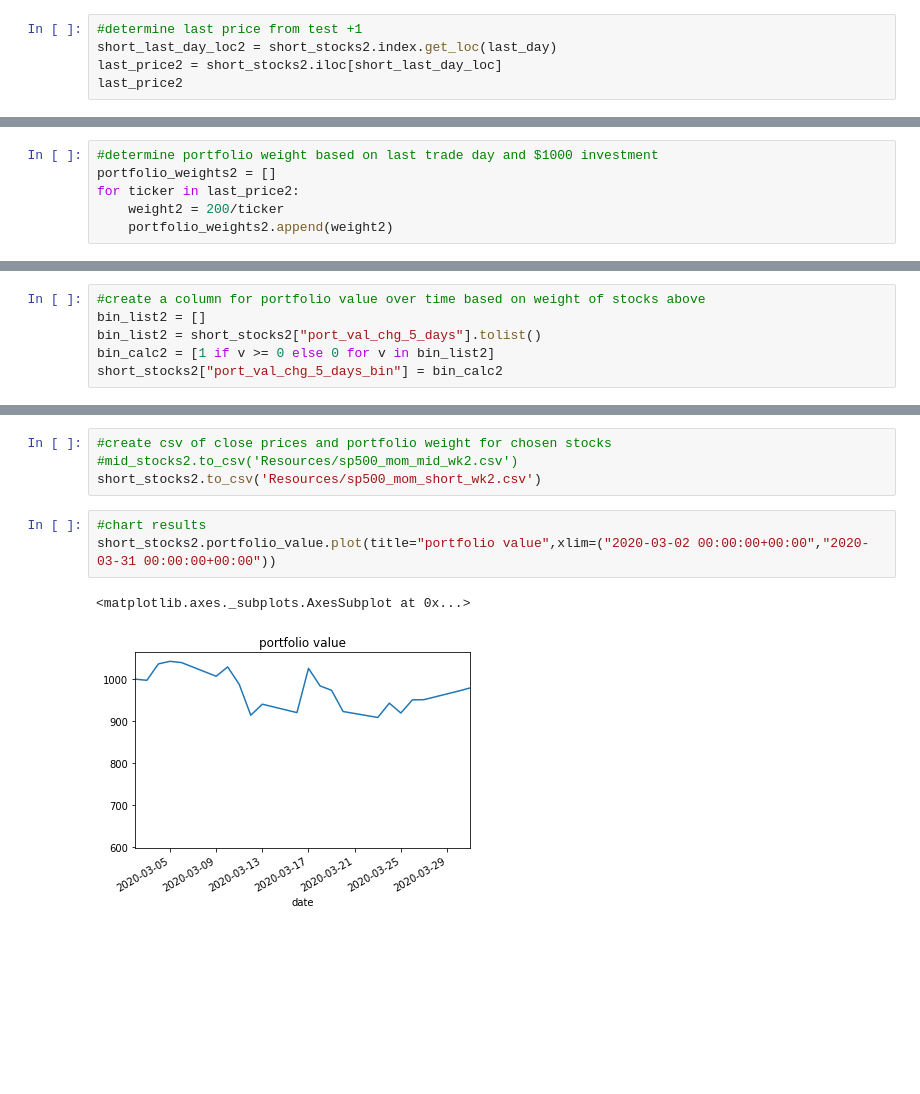
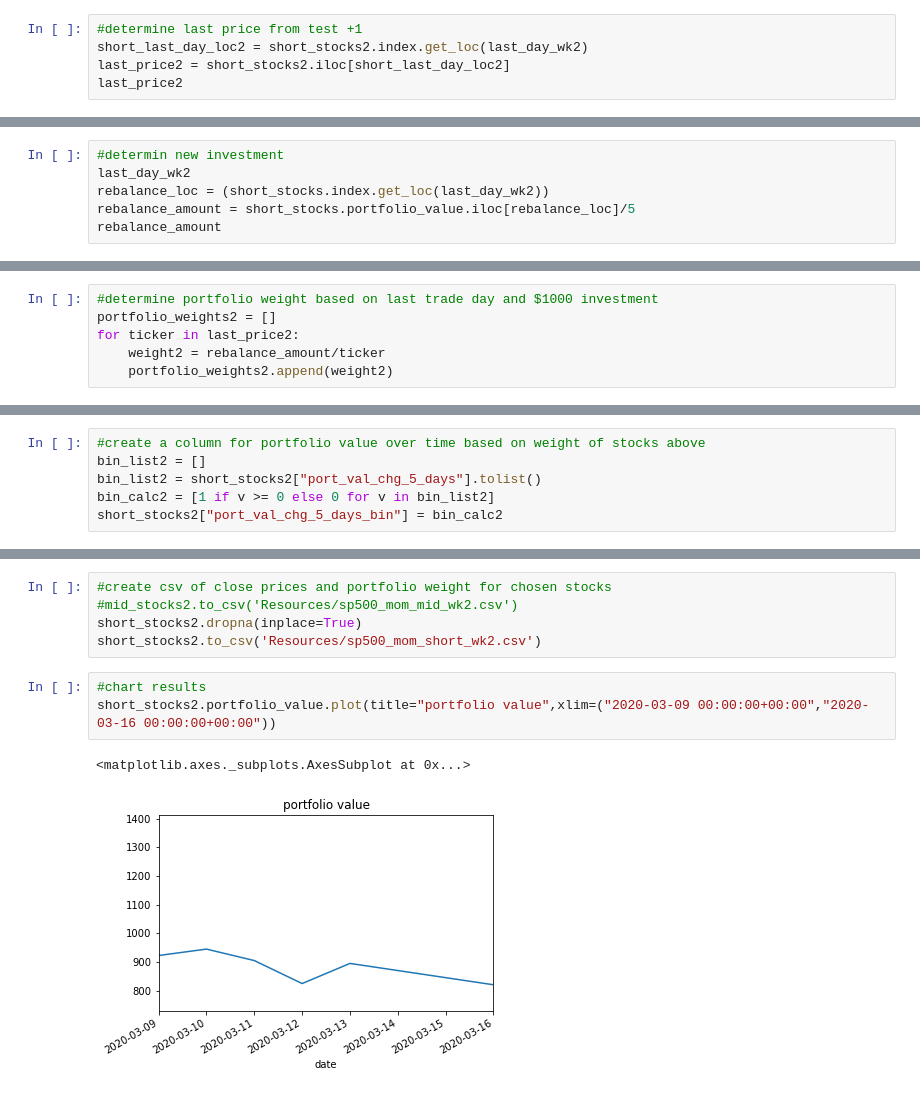
Before and after one commit to sselvakularanjan/FinTech-Project-2, a Jupyter notebook: jjp-MSR-MoM-01.ipynb, the cells around one changed output, grey strips where cells are left out. Drawn from its saved outputs; the diff is of its cells as text; blank space fills up the shorter version.

```diff
--- a/jjp-MSR-MoM-01.ipynb
+++ b/jjp-MSR-MoM-01.ipynb
@@ -610,7 +632,7 @@ x_short2.to_csv('Resources/mom_fip_scores_short_wk2.csv')
 x_mid2.to_csv('Resources/mom_fip_scores_mid_wk2.csv')
 # %%
 #determine last price from test +1
-short_last_day_loc2 = short_stocks2.index.get_loc(last_day)
-last_price2 = short_stocks2.iloc[short_last_day_loc]
+short_last_day_loc2 = short_stocks2.index.get_loc(last_day_wk2)
+last_price2 = short_stocks2.iloc[short_last_day_loc2]
 last_price2
 # %% [output]
@@ -622,0 +645,6 @@ Name: 2020-03-02 00:00:00+00:00, dtype: float64
+# %%
+#determin new investment
+last_day_wk2
+rebalance_loc = (short_stocks.index.get_loc(last_day_wk2))
+rebalance_amount = short_stocks.portfolio_value.iloc[rebalance_loc]/5
+rebalance_amount
@@ -624,7 +654,7 @@ Name: 2020-03-02 00:00:00+00:00, dtype: float64
 #determine portfolio weight based on last trade day and $1000 investment
 portfolio_weights2 = []
 for ticker in last_price2:
-    weight2 = 200/ticker
+    weight2 = rebalance_amount/ticker
     portfolio_weights2.append(weight2)
 # %%
 portfolio_weights2
@@ -665,10 +695,11 @@ short_stocks2.head(10)
 # %%
 #create csv of close prices and portfolio weight for chosen stocks
 #mid_stocks2.to_csv('Resources/sp500_mom_mid_wk2.csv')
+short_stocks2.dropna(inplace=True)
 short_stocks2.to_csv('Resources/sp500_mom_short_wk2.csv')
 # %%
 #chart results
-short_stocks2.portfolio_value.plot(title="portfolio value",xlim=("2020-03-02 00:00:00+00:00","2020-03-31 00:00:00+00:00"))
+short_stocks2.portfolio_value.plot(title="portfolio value",xlim=("2020-03-09 00:00:00+00:00","2020-03-16 00:00:00+00:00"))
 # %% [output]
 <matplotlib.axes._subplots.AxesSubplot at 0x...>
-[figure, old version]
+[figure, new version]
```
Also changed, not shown: parts of 19 cells of this notebook, 1 other file.
